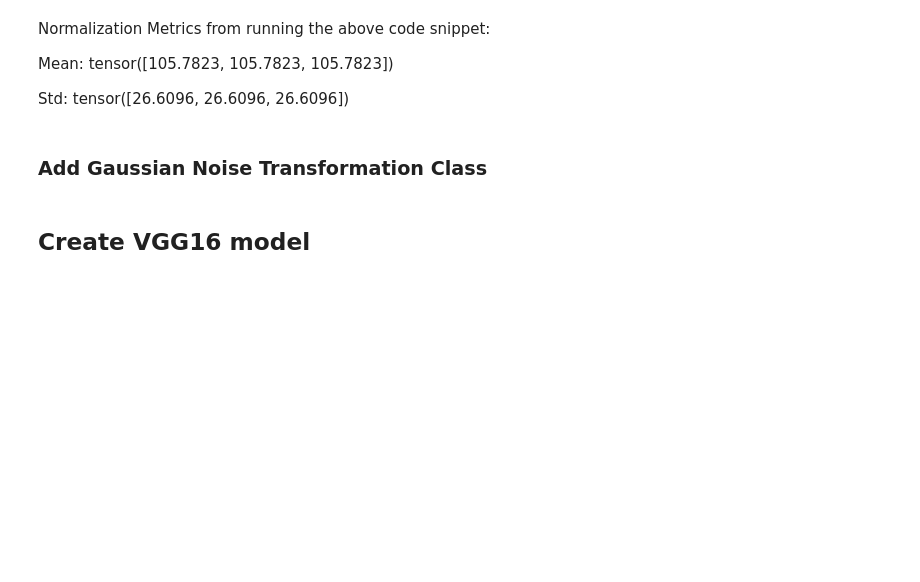
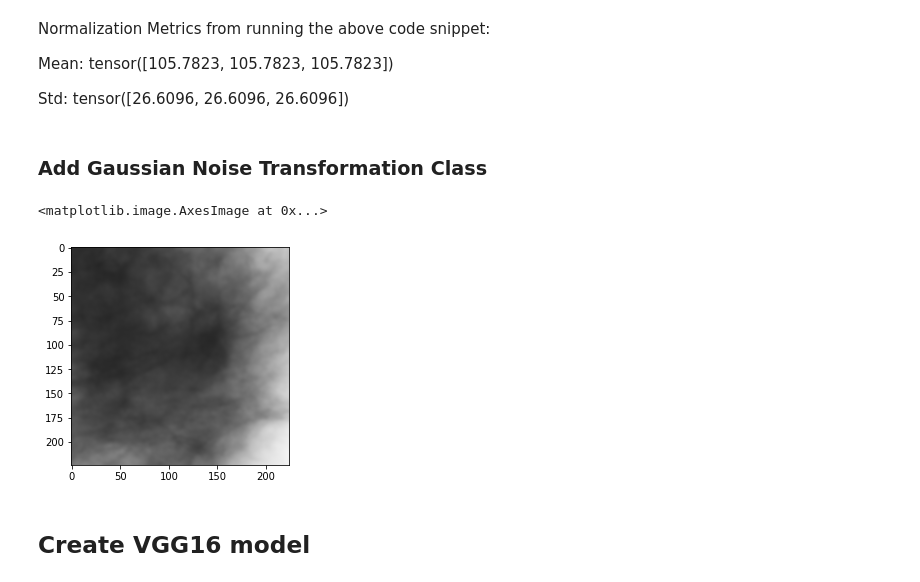
Before and after one commit to PranavM98/Medical_Image_Classification, a Jupyter notebook: Code/03_GaussianBlurModel.ipynb, the cells around one changed output. Drawn from its saved outputs; the diff is of its cells as text; code cells hidden in the pictures; blank space fills up the shorter version.

```diff
--- a/Code/03_GaussianBlurModel.ipynb
+++ b/Code/03_GaussianBlurModel.ipynb
@@ -211,6 +215,12 @@ train_dataloader = DataLoader(train_tensor, batch_size=64, shuffle=True) # creat
 
 test_tensor = CustomTensorDataset(tensors=(tensor_testX,tensor_testY), transform=trsfm) # create your datset
 test_dataloader = DataLoader(test_tensor, batch_size=64, shuffle=False) # create your dataloader
+# %%
+images, labels = next(iter(train_dataloader))
+plt.imshow(images[11].permute(1, 2, 0))
+# %% [output]
+<matplotlib.image.AxesImage at 0x...>
+[figure, added]
 # %% [markdown]
 ## Create VGG16 model
 # %%
```
Also changed, not shown: parts of 12 cells of this notebook, 2 other files.
